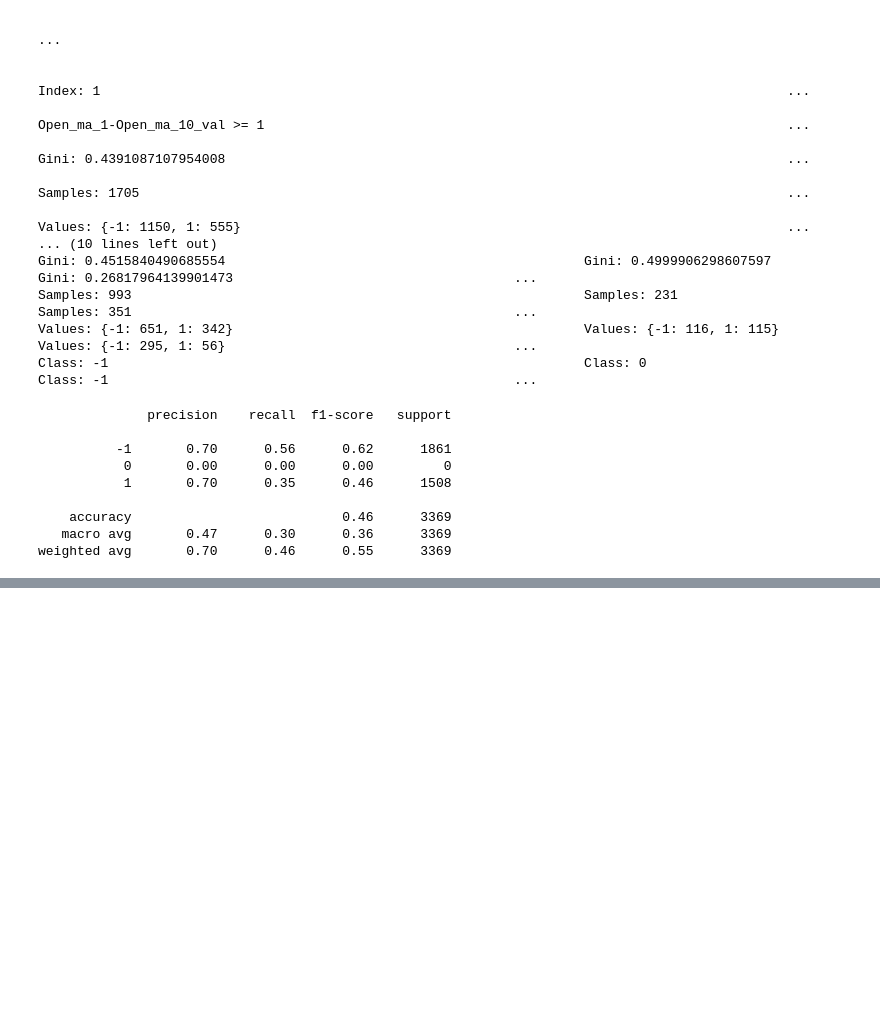
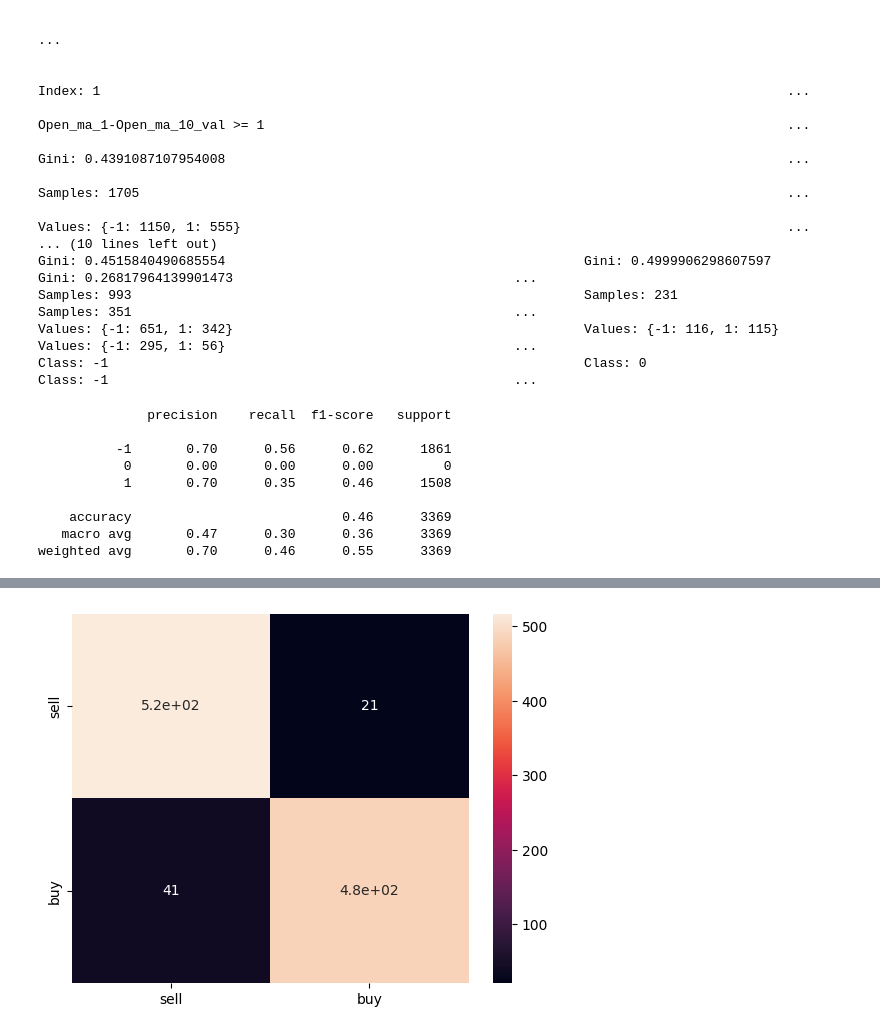
Before and after one commit to rg089/algostrats, a Jupyter notebook: explainability_optimal.ipynb, the cells around one changed output, grey strips where cells are left out. Cells and saved outputs as stored; diff of their text form; code cells hidden in the pictures; blank space fills up the shorter version.

```diff
--- a/explainability_optimal.ipynb
+++ b/explainability_optimal.ipynb
@@ -373,0 +511,13 @@ dt.save('saved_models/dt_optimal_alldata_all_depth_3.pkl')
+# %%
+dfs = [optimal_data.feed_original, optimal_data.feed_all]
+# %%
+df1, X1, y1, COLS_TO_USE, y_col, pre_discrete_cols, discrete_cols  = get_data(dfs[1])
+# %%
+df1 = df1.dropna()
+indices_to_keep = ~df1.isin([np.nan, np.inf, -np.inf]).any(axis=1)
+df1 = df1[indices_to_keep]
+X1 = df1.loc[:, COLS_TO_USE]
+y1 = df1.loc[:, y_col]
+# %%
+graph, cm, report = trainDT(X1, X1, y1, y1, COLS_TO_USE, y_col=y_col, max_depth=2)
+graph
@@ -373,0 +526,4 @@ dt.save('saved_models/dt_optimal_alldata_all_depth_3.pkl')
+# %%
+sns.heatmap(cm, annot=True);
+# %% [output]
+[figure, added]
```
Also changed, not shown: parts of 33 cells of this notebook, 7 other files.
